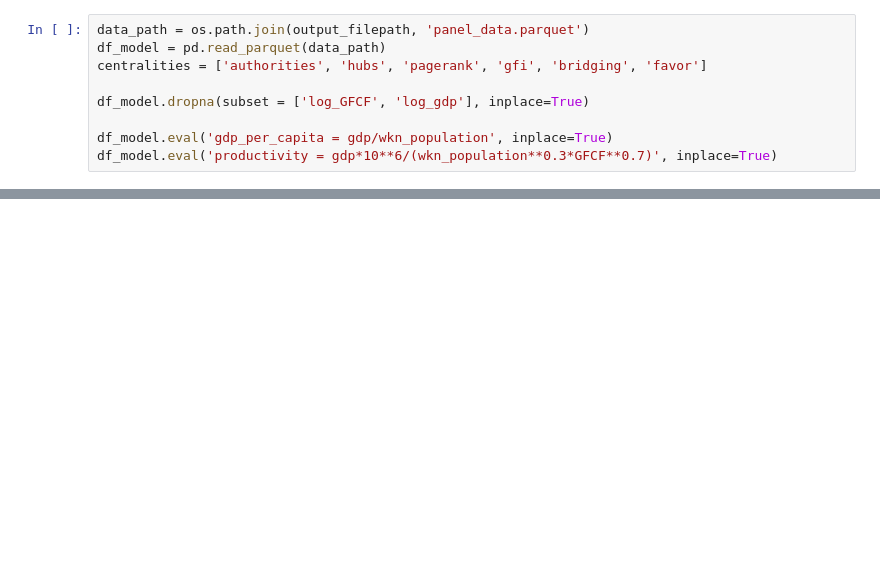
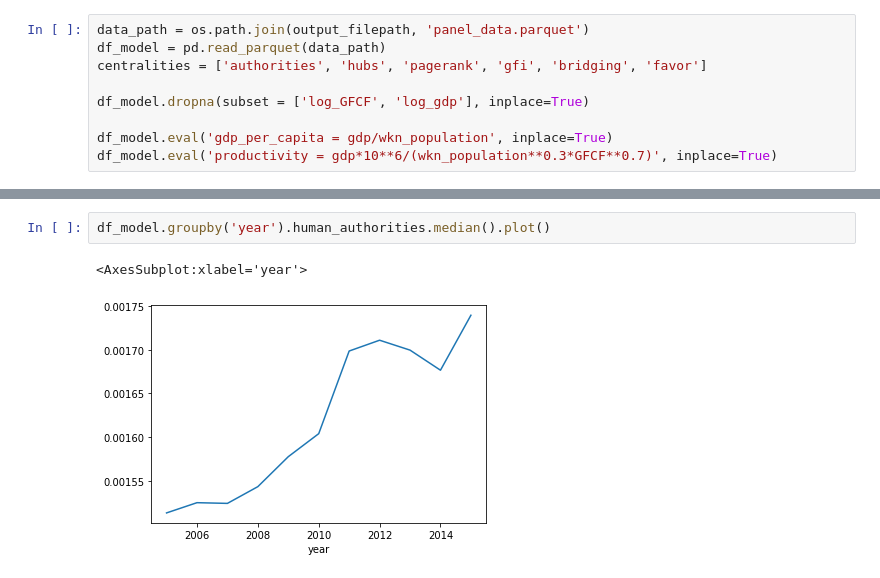
Before and after one commit to jaimeoliver1/social_capital_in_trade_networks, a Jupyter notebook: notebooks/14_streamplot.ipynb, the cells around one changed output, grey strips where cells are left out. Cells and saved outputs as stored; diff of their text form; blank space fills up the shorter version.

```diff
--- a/notebooks/14_streamplot.ipynb
+++ b/notebooks/14_streamplot.ipynb
@@ -71,0 +81,5 @@ plt.show()
+# %%
+df_model.groupby('year').human_authorities.median().plot()
+# %% [output]
+<AxesSubplot:xlabel='year'>
+[figure, added]
```
Also changed, not shown: parts of 5 cells of this notebook, 8 other files.
